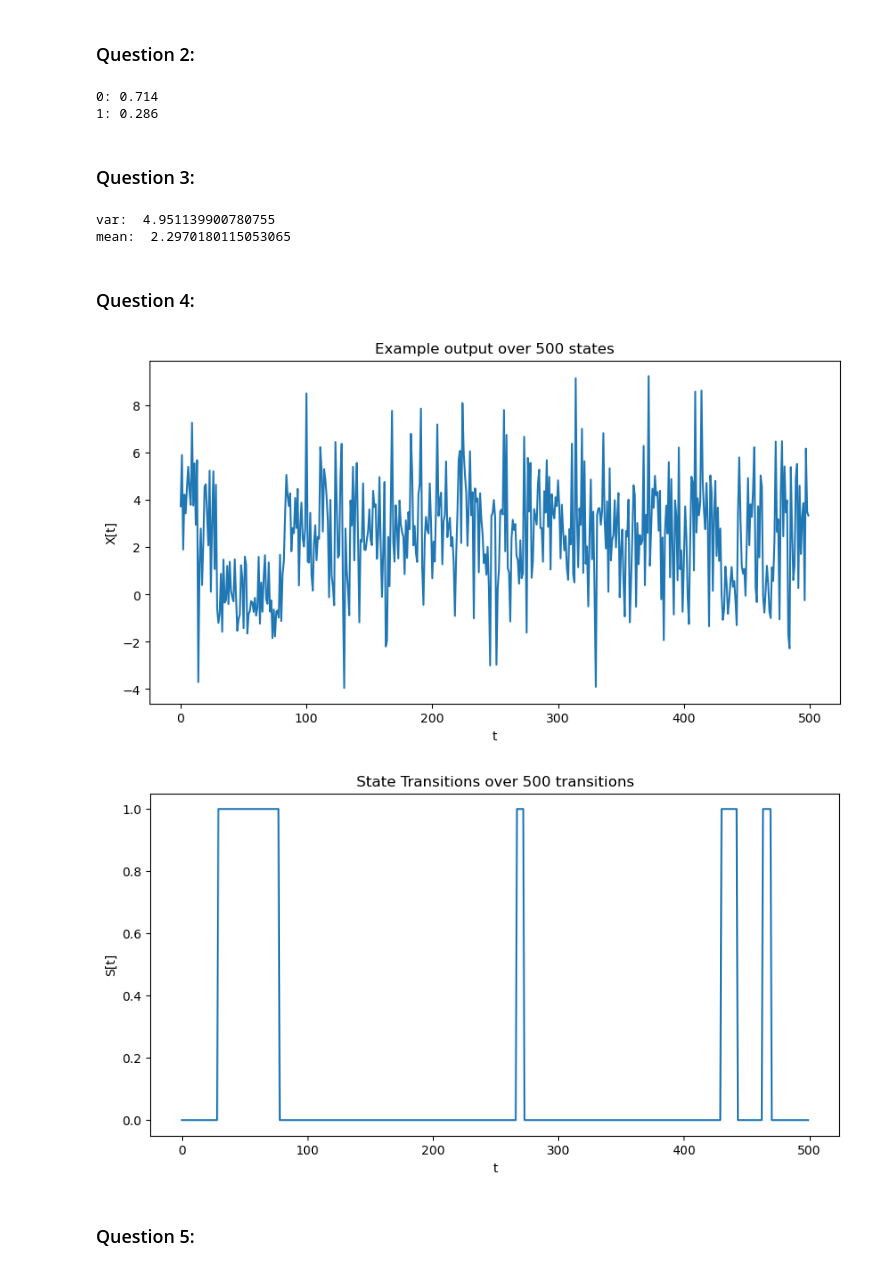
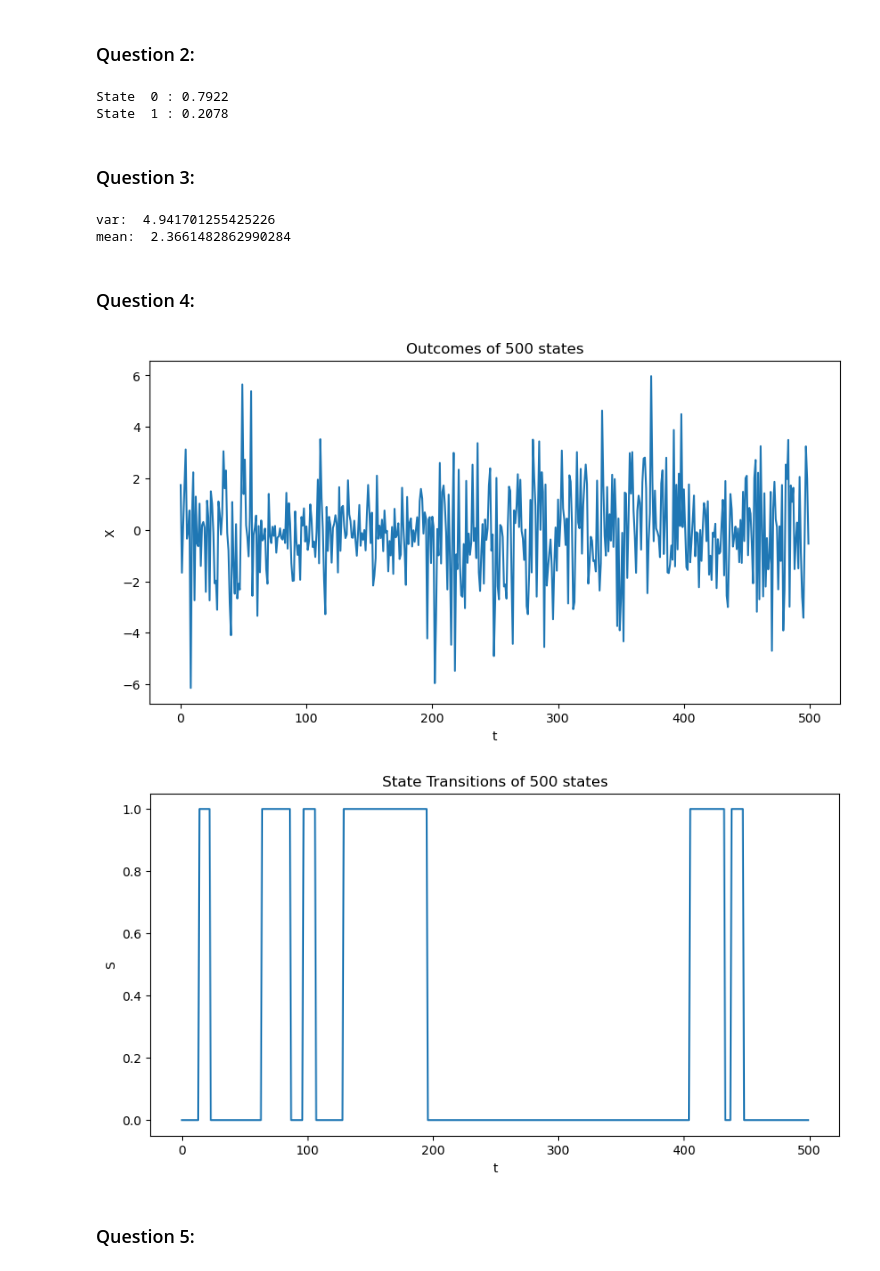
Before and after one commit to hwtomy/PRML, a Jupyter notebook: Assignment_1/Assignment_1/EQ2341_Assignment_1.ipynb, the cells around one changed output. Cells and saved outputs as stored; diff of their text form; code cells hidden in the pictures.

```diff
--- a/Assignment_1/Assignment_1/EQ2341_Assignment_1.ipynb
+++ b/Assignment_1/Assignment_1/EQ2341_Assignment_1.ipynb
@@ -87,20 +87,19 @@ where $b_1(x)$ is a scalar Gaussian density function with mean $\mu_1 = 0$ and s
 q=np.asarray([0.75,0.25])
 A=np.asarray(np.asarray([[0.99,0.01],[0.03,0.97]]))
 mc=MarkovChain(q,A)
-result = mc.rand(10000)
+num = 10000
+result = mc.rand(num)
 
-#calculate frequencies
-elements_count = {}
-for element in result:
-    if element in elements_count:
-        elements_count[element] += 1
-    else:
-        elements_count[element] = 1
-for key, value in elements_count.items():
-    print(f"{key}: {value/10000}")
+
+count = np.zeros(2)
+for i in result:
+    count[i] += 1
+
+for j in range(2):
+    print("State ", j, ":", count[j]/num)
 # %% [output]
-0: 0.714
-1: 0.286
+State  0 : 0.7922
+State  1 : 0.2078
 # %% [markdown]
 ### Question 3:
 # %%
@@ -113,31 +112,31 @@ hmm  = HMM( mc, [g1, g2])                # The HMM
 # Generate an output sequence
 x,s = hmm.rand( 10000 )
 var = np.var(x)
-E = np.mean(x)
+avg = np.mean(x)
 print("var: ", var)
-print("mean: ", E)
+print("mean: ", avg)
 # %% [output]
-var:  4.951139900780755
-mean:  2.2970180115053065
+var:  4.941701255425226
+mean:  2.3661482862990284
 # %% [markdown]
 ### Question 4:
 # %%
 x,s = hmm.rand( 500 )
 plt.figure(figsize=(10,5))
 plt.plot(x[0,:])
 plt.xlabel("t")
-plt.ylabel("X[t]")
-plt.title("Example output over 500 states")
+plt.ylabel("X")
+plt.title("Outcomes of 500 states")
 plt.show()
 plt.figure(figsize=(10,5))
 plt.plot(s)
 plt.xlabel("t")
-plt.ylabel("S[t]")
-plt.title("State Transitions over 500 transitions")
+plt.ylabel("S")
+plt.title("State Transitions of 500 states")
 plt.show()
 # %% [output]
-[figure, old version]
+[figure, new version]
-[figure, old version]
+[figure, new version]
 # %% [markdown]
 ### Question 5:
 # %%
```
Also changed, not shown: parts of 3 cells of this notebook, 3 other files.
